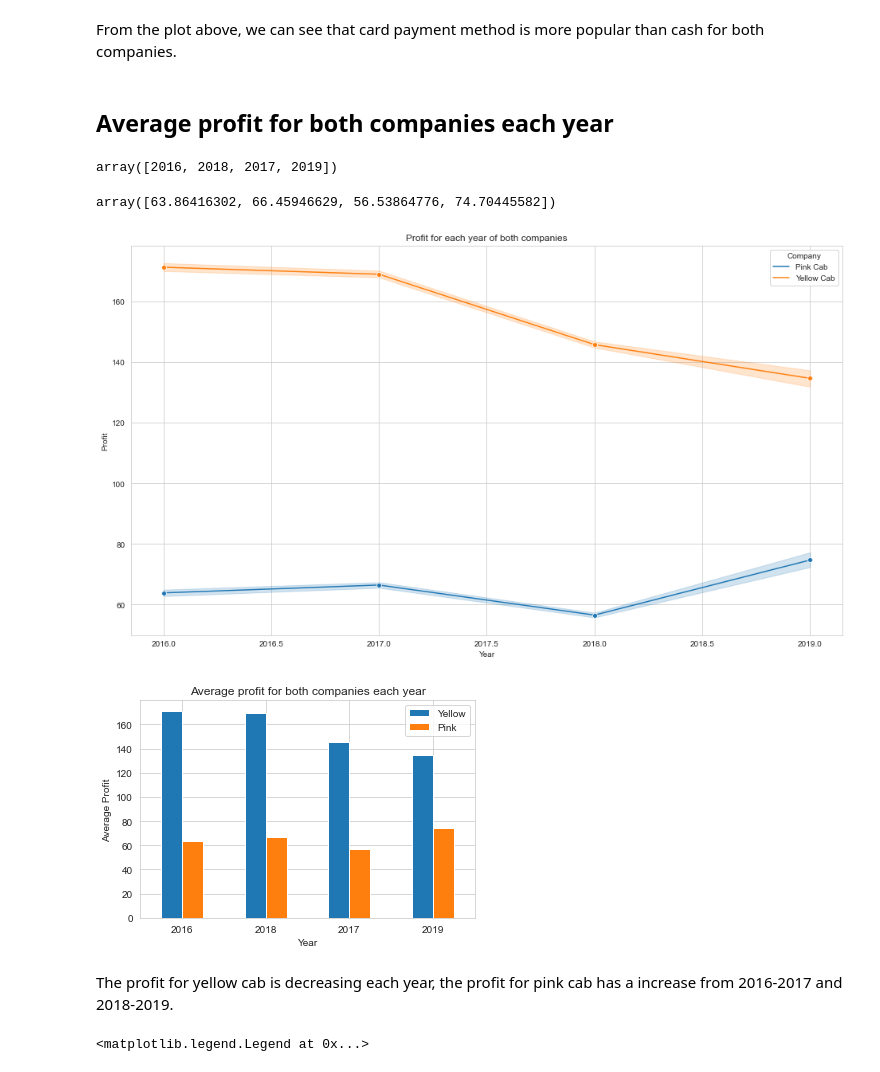
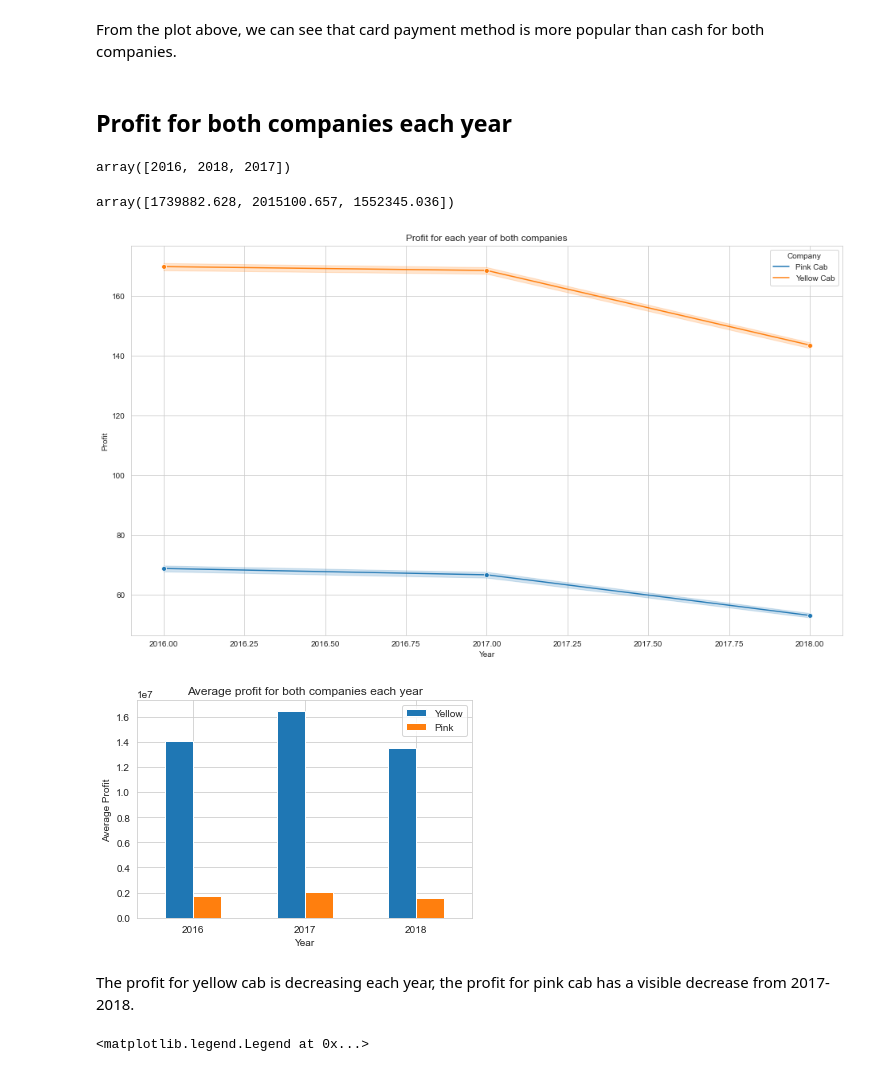
Before and after one commit to YuhengCh/DG_Intern, a Jupyter notebook: Week2/G2M_insight_for_Cab_Investment_firm .ipynb, the cells around one changed output. Saved outputs shown, nothing was run; the diff lists cells and outputs as text; code cells hidden in the pictures.

```diff
--- a/Week2/G2M_insight_for_Cab_Investment_firm .ipynb
+++ b/Week2/G2M_insight_for_Cab_Investment_firm .ipynb
@@ -157,11 +212,13 @@ print(cab_data['Date of Travel'].max())
 # %% [output]
 42371
 43465
+# %%
+cab_data = pd.read_csv('Cab_Data.csv')
 # %%
 ## we have known that Time period of data is from 31/01/2016 to 31/12/2018.
 from datetime import datetime
 from datetime import date, timedelta
-cab_data['Date of Travel'] = cab_data["Date of Travel"].apply(lambda x:(datetime(1890+10,1,28) + timedelta(x)).strftime('%d-%m-%Y'))
+cab_data['Date of Travel'] = cab_data["Date of Travel"].apply(lambda x:(datetime(1899,12,29) + timedelta(x)).strftime('%d-%m-%Y'))
 # %%
 cab_data.head(5)
 # %% [output]
@@ -390,19 +463,19 @@ sns.countplot(x="Company", hue="Payment_Mode", data=df_final)
 # %% [markdown]
 From the plot above, we can see that card payment method is more popular than cash for both companies.
 # %% [markdown]
-## Average profit for both companies each year
+## Profit for both companies each year
 # %%
 ## average profit for pink cab
-profit_pink = df_final[df_final.Company=='Pink Cab'].groupby('Year').mean()['profit']
-profit_yellow = df_final[df_final.Company=='Yellow Cab'].groupby('Year').mean()['profit']
+profit_pink = df_final[df_final.Company=='Pink Cab'].groupby('Year').sum()['profit']
+profit_yellow = df_final[df_final.Company=='Yellow Cab'].groupby('Year').sum()['profit']
 # %%
 df_final['Year'].unique()
 # %% [output]
-array([2016, 2018, 2017, 2019])
+array([2016, 2018, 2017])
 # %%
 profit_pink.values
 # %% [output]
-array([63.86416302, 66.45946629, 56.53864776, 74.70445582])
+array([1739882.628, 2015100.657, 1552345.036])
 # %%
 plt.figure(figsize = (16, 9))
 sns.lineplot(x='Year', y='profit', hue="Company", data=df_final, marker = 'o')
@@ -411,21 +484,21 @@ plt.ylabel("Profit")
 plt.title("Profit for each year of both companies")
 plt.show()
 # %% [output]
-[figure, old version]
+[figure, new version]
 # %%
 df = pd.DataFrame({'Yellow': profit_yellow.values,
-                   'Pink': profit_pink.values}, index=df_final['Year'].unique())
+                   'Pink': profit_pink.values}, index=sorted(df_final['Year'].unique()))
 ax = df.plot.bar(rot=0)
 
 plt.xlabel("Year")
 plt.ylabel("Average Profit")
 plt.title("Average profit for both companies each year")
 plt.legend()
 plt.show()
 # %% [output]
-[figure, old version]
+[figure, new version]
 # %% [markdown]
-The profit for yellow cab is decreasing each year, the profit for pink cab has a increase from 2016-2017 and 2018-2019.
+The profit for yellow cab is decreasing each year, the profit for pink cab has a visible decrease from 2017-2018.
 # %%
 profit_total_margin = df_final.groupby('Company').mean()['profit']
 # %%
```
Also changed, not shown: parts of 8 cells of this notebook.
